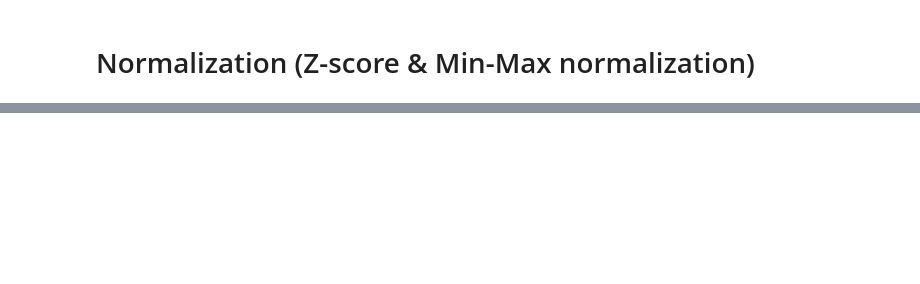
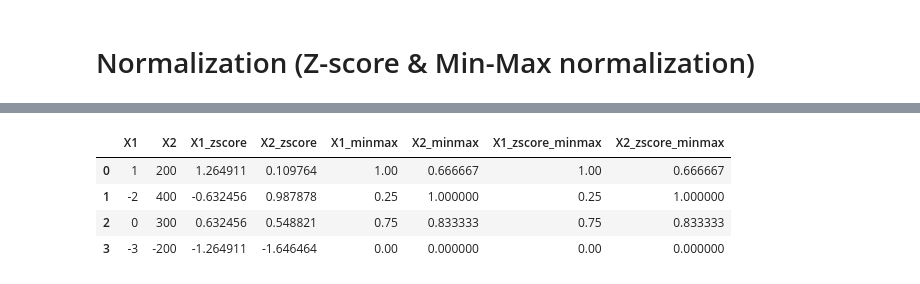
Before and after one commit to Pornwalaifoxall/bsc_dpdm24, a Jupyter notebook: Chapter_2_Understanding_Data.ipynb, the cells around one changed output, grey strips where cells are left out. Saved outputs shown, nothing was run; the diff lists cells and outputs as text; code cells hidden in the pictures; blank space fills up the shorter version.

```diff
--- a/Chapter_2_Understanding_Data.ipynb
+++ b/Chapter_2_Understanding_Data.ipynb
@@ -403,0 +450,20 @@ for column in df2.columns:
+# %%
+
+# prompt: do min-max normalization for the df2 for each column separately
+
+# Assuming df2 is your DataFrame with 'X1' and 'X2' columns
+# Replace this with your actual DataFrame if it's named differently
+
+# Apply min-max normalization to each column separately
+for column in df2.columns:
+    min_val = df2[column].min()
+    max_val = df2[column].max()
+    df2[column + '_minmax'] = (df2[column] - min_val) / (max_val - min_val)
+
+df2
+# %% [output]
+|  | X1 | X2 | X1_zscore | X2_zscore | X1_minmax | X2_minmax | X1_zscore_minmax | X2_zscore_minmax |
+| 0 | 1 | 200 | 1.264911 | 0.109764 | 1.00 | 0.666667 | 1.00 | 0.666667 |
+| 1 | -2 | 400 | -0.632456 | 0.987878 | 0.25 | 1.000000 | 0.25 | 1.000000 |
+| 2 | 0 | 300 | 0.632456 | 0.548821 | 0.75 | 0.833333 | 0.75 | 0.833333 |
+| 3 | -3 | -200 | -1.264911 | -1.646464 | 0.00 | 0.000000 | 0.00 | 0.000000 |
```
Also changed, not shown: parts of 12 cells of this notebook.
